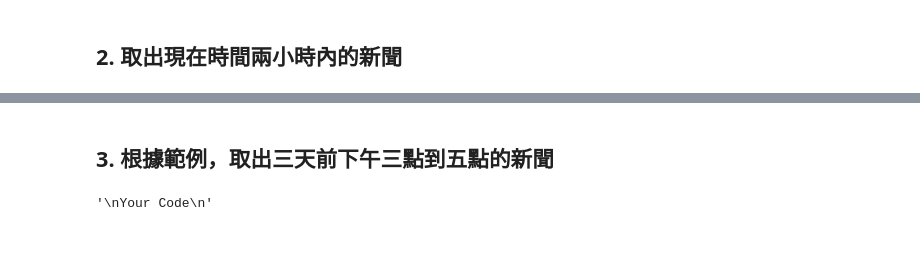
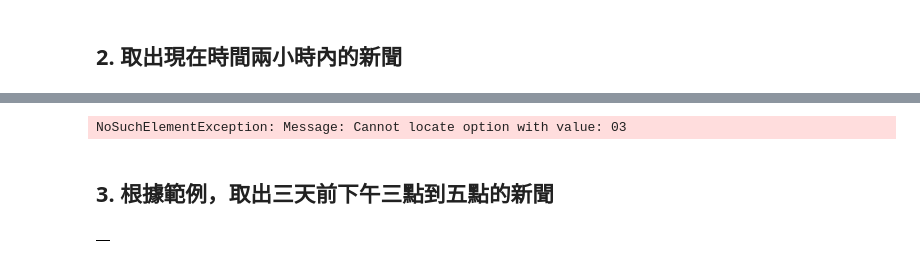
Before and after one commit to Ho-Song-Chang/2nd-PyCrawlerMarathon, a Jupyter notebook: homework/Day021_HW.ipynb, the cells around one changed output, grey strips where cells are left out. Cells and saved outputs as stored; diff of their text form; code cells hidden in the pictures.

```diff
--- a/homework/Day021_HW.ipynb
+++ b/homework/Day021_HW.ipynb
@@ -59,0 +149,17 @@ Your Code
+# %%
+# 取得三天前下午三點到五點的時間
+from datetime import datetime, timedelta
+
+date_time = datetime.now() - timedelta(3)
+print("取得三天前時間：", date_time)
+
+date_time_month = date_time.strftime("%m")
+date_time_day = date_time.strftime("%d")
+print("取得三天前時間（月）：", date_time_month)
+print("取得三天前時間（日）：", date_time_day)
+
+
+three_days_15_clock = datetime.strptime(date_time.strftime("%Y/%m/%d") + ' 15', '%Y/%m/%d %H')
+three_days_17_clock = datetime.strptime(date_time.strftime("%Y/%m/%d") + ' 17', '%Y/%m/%d %H')
+print("取得三天前下午三點：", three_days_15_clock)
+print("取得三天前下午五點：", three_days_17_clock)
@@ -60,10 +172,35 @@ Your Code
+# %%
+# 選擇且點選日期
+from selenium.webdriver.support.ui import Select
+
+selM = Select(browser.find_element_by_id("selM"))
+selM.select_by_value(date_time_month)
+selD = Select(browser.find_element_by_id("selD"))
+selD.select_by_value(date_time_day)
+browser.find_element_by_id('button').click()
+# %% [output]
+NoSuchElementException: Message: Cannot locate option with value: 03
 # %% [markdown]
 ## 3. 根據範例，取出三天前下午三點到五點的新聞
-# %%
-'''
-Your Code
-'''
-# %% [output]
-'\nYour Code\n'
+# %%
+# 取得資料（整理成好的格式）
+news = []
+
+for d in soup.find(class_="part_list_2").find_all('h3'):
+    # 比兩小時前早的話就結束
+    if datetime.strptime(d.find(class_="date").text, '%Y/%m/%d %H:%M') < three_days_15_clock:
+        print('==== STOP ====')
+        break
+
+    if datetime.strptime(d.find(class_="date").text, '%Y/%m/%d %H:%M') < three_days_17_clock:
+        news.append({
+            '時間': d.find(class_="date").text,
+            '標題': d.find_all('a')[-1].text
+        })
+
+import pandas as pd
+pd.DataFrame(news)
+# %% [output]
+|  |
 # %%
 browser.quit();
```
Also changed, not shown: parts of 8 cells of this notebook.
